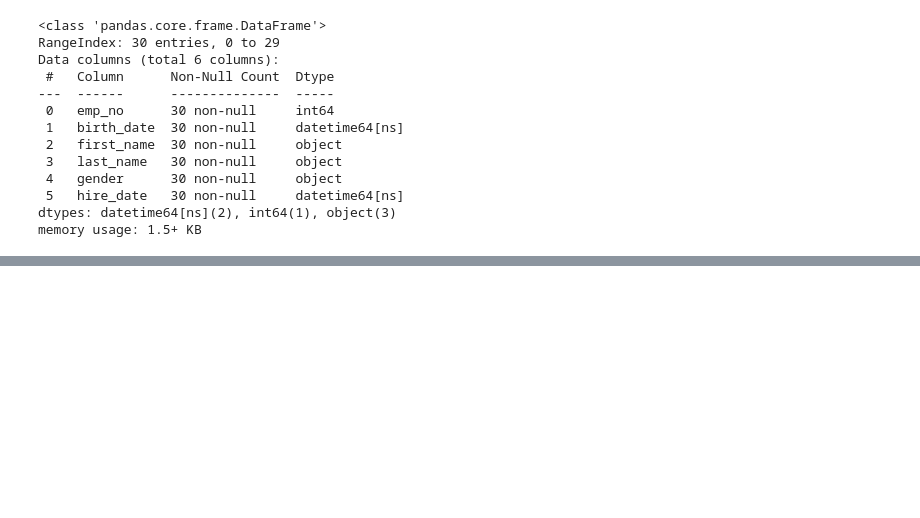
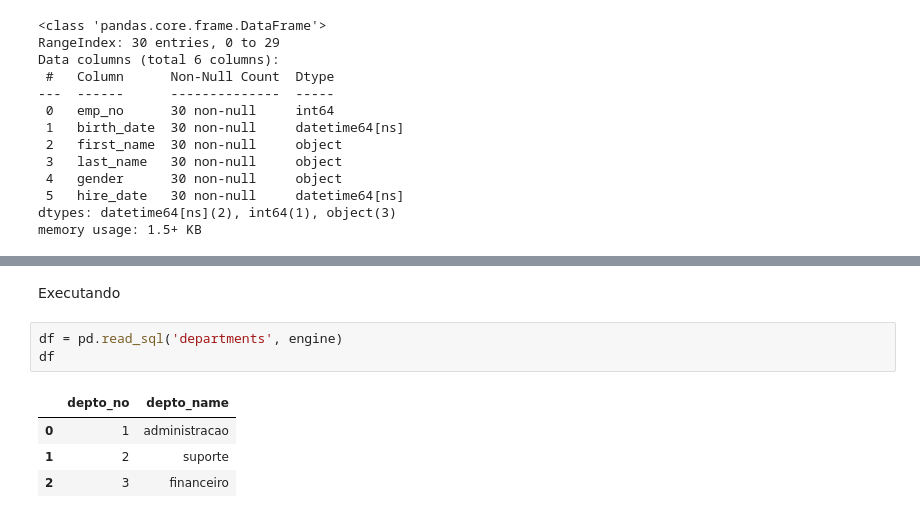
Before and after one commit to arrudamichel/cursos, a Jupyter notebook: data_science_do_zero/analise_de_dados/Analise de Dados Pandas.ipynb, the cells around one changed output, grey strips where cells are left out. Saved outputs shown, nothing was run; the diff lists cells and outputs as text; blank space fills up the shorter version.

```diff
--- a/data_science_do_zero/analise_de_dados/Analise de Dados Pandas.ipynb
+++ b/data_science_do_zero/analise_de_dados/Analise de Dados Pandas.ipynb
@@ -932,0 +979,10 @@ df = pd.read_sql_query(query, engine)
+# %% [markdown]
+Executando
+# %%
+df = pd.read_sql('departments', engine)
+df
+# %% [output]
+|  | depto_no | depto_name |
+| 0 | 1 | administracao |
+| 1 | 2 | suporte |
+| 2 | 3 | financeiro |
```
Also changed, not shown: parts of 24 cells of this notebook.
